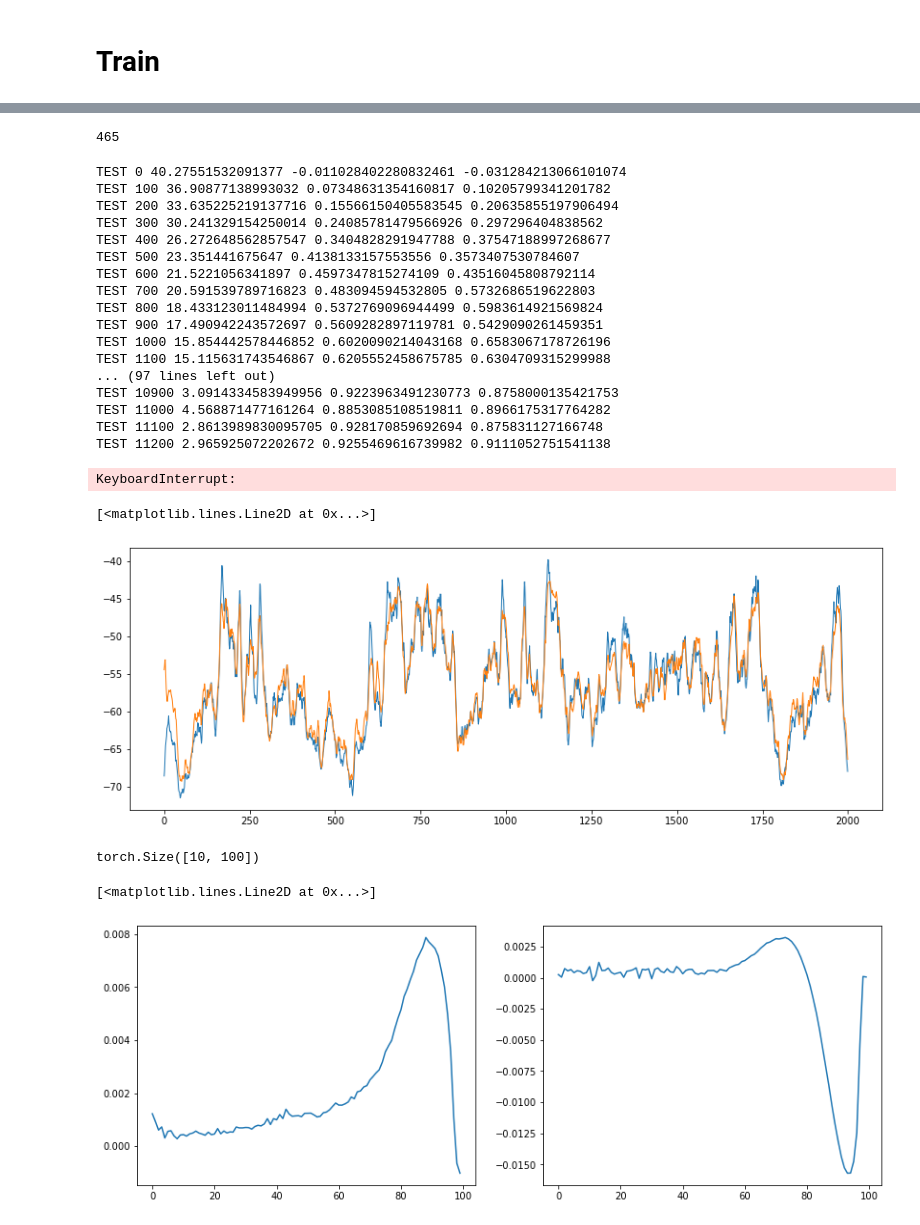
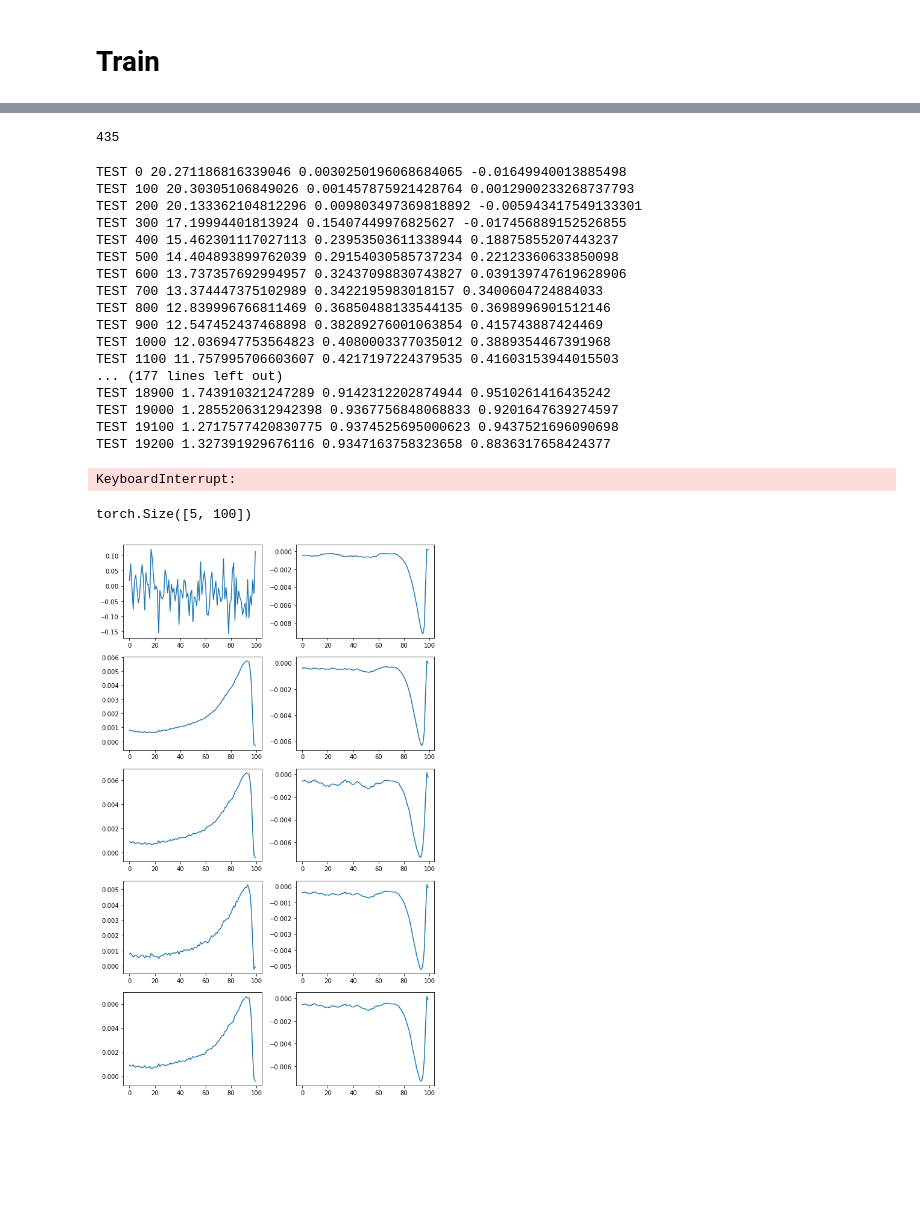
Before and after one commit to yjkimnada/cambridge, a Jupyter notebook: TCN/base_hTCN_fit.ipynb, the cells around one changed output, grey strips where cells are left out. Drawn from its saved outputs; the diff is of its cells as text; code cells hidden in the pictures; blank space fills up the shorter version.

```diff
--- a/TCN/base_hTCN_fit.ipynb
+++ b/TCN/base_hTCN_fit.ipynb
@@ -12,23 +12,22 @@ import torch.distributions as dist
 # %% [markdown]
 # Hyperparams
 # %%
-train_T = 40000
-test_T = 4000
+train_T = 65000
+test_T = 15000
 T_no = 100
-M_no = 2
+M_no = 1
 B_no = 2
 
 C_den = torch.zeros(5,5)
 C_den[0,1:] = 1
 
 #C_den = torch.tensor([0]).reshape((1,1))
-#C_den = torch.zeros(2,2)
-#C_den[0,1:] = 1
+
 
 
 sub_no = C_den.shape[0]
 
-batch_size = 1500
+batch_size = 2000
 # %%
 Ensyn = torch.tensor([0, 106, 213, 211, 99])
 Insyn = torch.tensor([1, 22, 36, 42, 19])
@@ -64,7 +60,7 @@ model = base_hTCN(C_den.cuda(), C_syn_e.cuda(), C_syn_i.cuda(), T_no, M_no, B_no
 
 model = model.float().cuda()
 
-V_ref = np.load("/media/hdd01/sklee/tcn/L23_inputs/vdata_NMDA_ApN0.5_13_Adend_r0_o2_i2_g_b5.npy").flatten()[:]
+V_ref = np.load("/media/hdd01/sklee/tcn/L23_inputs/vdata_NMDA_ApN0.5_13_Adend_r0_o2_i2_g_b0.npy").flatten()[:]
 #V_ref = np.fromfile("/media/hdd01/sklee/tcn/L23_inputs/vdata_NMDA_ApN0.5_13_Adend_r0_o2_i2_g_b0.bin")
 #V_ref = V_ref[1:]
 
@@ -85,8 +81,8 @@ for name, param in state_dict.items():
     # Update the parameter.
     state_dict[name].copy_(transformed_param)
 # %%
-E_neural = np.load("/media/hdd01/sklee/tcn/L23_inputs/Espikes_NMDA_ApN0.5_13_Adend_r0_o2_i2_g_b5_neural.npy")
-I_neural = np.load("/media/hdd01/sklee/tcn/L23_inputs/Ispikes_NMDA_ApN0.5_13_Adend_r0_o2_i2_g_b5_neural.npy")
+E_neural = np.load("/media/hdd01/sklee/tcn/L23_inputs/Espikes_NMDA_ApN0.5_13_Adend_r0_o2_i2_g_b0_neural.npy")
+I_neural = np.load("/media/hdd01/sklee/tcn/L23_inputs/Ispikes_NMDA_ApN0.5_13_Adend_r0_o2_i2_g_b0_neural.npy")
 
 train_S_E = E_neural[:train_T]
 train_S_I = I_neural[:train_T]
@@ -121,10 +117,10 @@ print(train_idx.shape[0])
 # %%
-optimizer = optim.Adam(model.parameters(), lr=0.001)
+optimizer = optim.Adam(model.parameters(), lr=0.0005)
 #optimizer = optim.SGD(model.parameters(), lr=0.00001, momentum=0.9)
 print(sum(p.numel() for p in model.parameters() if p.requires_grad))
 #scheduler = optim.lr_scheduler.StepLR(optimizer, step_size=3000, gamma=0.5)
 # %% [output]
-465
+435
 # %%
 #batch_no = 10000
 loss_array = np.empty((batch_no//100, 2))
@@ -173,41 +169,44 @@ for i in tnrange(batch_no):
             #loss_array[i//100,1] = test_score
             #np.save("/media/hdd01/sklee/tcn/burst_L23_sub5_m2_test_scores.npy", loss_array)
 # %% [output]
-TEST 0 40.27551532091377 -0.011028402280832461 -0.031284213066101074
-TEST 100 36.90877138993032 0.07348631354160817 0.10205799341201782
-TEST 200 33.635225219137716 0.15566150405583545 0.20635855197906494
-TEST 300 30.241329154250014 0.24085781479566926 0.297296404838562
-TEST 400 26.272648562857547 0.3404828291947788 0.37547188997268677
-TEST 500 23.351441675647 0.4138133157553556 0.3573407530784607
-TEST 600 21.5221056341897 0.4597347815274109 0.43516045808792114
-TEST 700 20.591539789716823 0.483094594532805 0.5732686519622803
-TEST 800 18.433123011484994 0.5372769096944499 0.5983614921569824
-TEST 900 17.490942243572697 0.5609282897119781 0.5429090261459351
-TEST 1000 15.854442578446852 0.6020090214043168 0.6583067178726196
-TEST 1100 15.115631743546867 0.6205552458675785 0.6304709315299988
-... (97 lines left out)
-TEST 10900 3.0914334583949956 0.9223963491230773 0.8758000135421753
-TEST 11000 4.568871477161264 0.8853085108519811 0.8966175317764282
-TEST 11100 2.8613989830095705 0.928170859692694 0.875831127166748
-TEST 11200 2.965925072202672 0.9255469616739982 0.9111052751541138
+TEST 0 20.271186816339046 0.0030250196068684065 -0.01649940013885498
+TEST 100 20.30305106849026 0.001457875921428764 0.0012900233268737793
+TEST 200 20.133362104812296 0.009803497369818892 -0.005943417549133301
+TEST 300 17.19994401813924 0.15407449976825627 -0.017456889152526855
+TEST 400 15.462301117027113 0.23953503611338944 0.18875855207443237
+TEST 500 14.404893899762039 0.29154030585737234 0.22123360633850098
+TEST 600 13.737357692994957 0.32437098830743827 0.039139747619628906
+TEST 700 13.374447375102989 0.3422195983018157 0.3400604724884033
+TEST 800 12.839996766811469 0.36850488133544135 0.3698996901512146
+TEST 900 12.547452437468898 0.38289276001063854 0.415743887424469
+TEST 1000 12.036947753564823 0.4080003377035012 0.3889354467391968
+TEST 1100 11.757995706603607 0.4217197224379535 0.41603153944015503
+... (177 lines left out)
+TEST 18900 1.743910321247289 0.9142312202874944 0.9510261416435242
+TEST 19000 1.2855206312942398 0.9367756848068833 0.9201647639274597
+TEST 19100 1.2717577420830775 0.9374525695000623 0.9437521696090698
+TEST 19200 1.327391929676116 0.9347163758323658 0.8836317658424377
 KeyboardInterrupt:
 # %%
 plt.figure(figsize=(14,5))
-plt.plot(test_V_ref.cpu().detach().numpy()[:2000], linewidth=1)
-plt.plot(test_pred.cpu().detach().numpy()[:2000] - 54, linewidth=1)
+plt.plot(test_V_ref.cpu().detach().numpy()[1000:5000], linewidth=1)
+plt.plot(test_pred.cpu().detach().numpy()[1000:5000] - 78, linewidth=1)
+plt.title("No APs: 0hz Burst")
 #plt.ylim(-100,0)
+
+#plt.savefig("/media/hdd01/sklee/tcn/Asoma_b4.png", dpi=150, bbox_inches='tight')#
-# %% [output]
-[<matplotlib.lines.Line2D at 0x...>]
-[figure, removed]
 # %%
 e_weights = torch.matmul(model.conv1_e_weights, model.conv1_e_bases)
 i_weights = torch.matmul(model.conv1_i_weights, model.conv1_i_bases)
 print(e_weights.shape)
 
-fig, axs = plt.subplots(ncols=2, figsize = (14,5))
-axs[0].plot(e_weights[7,:].cpu().detach().numpy())
-axs[1].plot(i_weights[7,:].cpu().detach().numpy())
+fig, axs = plt.subplots(ncols=2, nrows=5, figsize = (8,13))
+for row in range(5):
+    axs[row, 0].plot(e_weights[row,:].cpu().detach().numpy())
+    axs[row, 1].plot(i_weights[row,:].cpu().detach().numpy())
+
+fig.tight_layout()
+#plt.savefig("/media/hdd01/sklee/tcn/Adend_b0_filters.png", dpi=150, bbox_inches='tight')#
 # %% [output]
-torch.Size([10, 100])
+torch.Size([5, 100])
-[<matplotlib.lines.Line2D at 0x...>]
-[figure, old version]
+[figure, new version]
```
Also changed, not shown: parts of 6 cells of this notebook.
